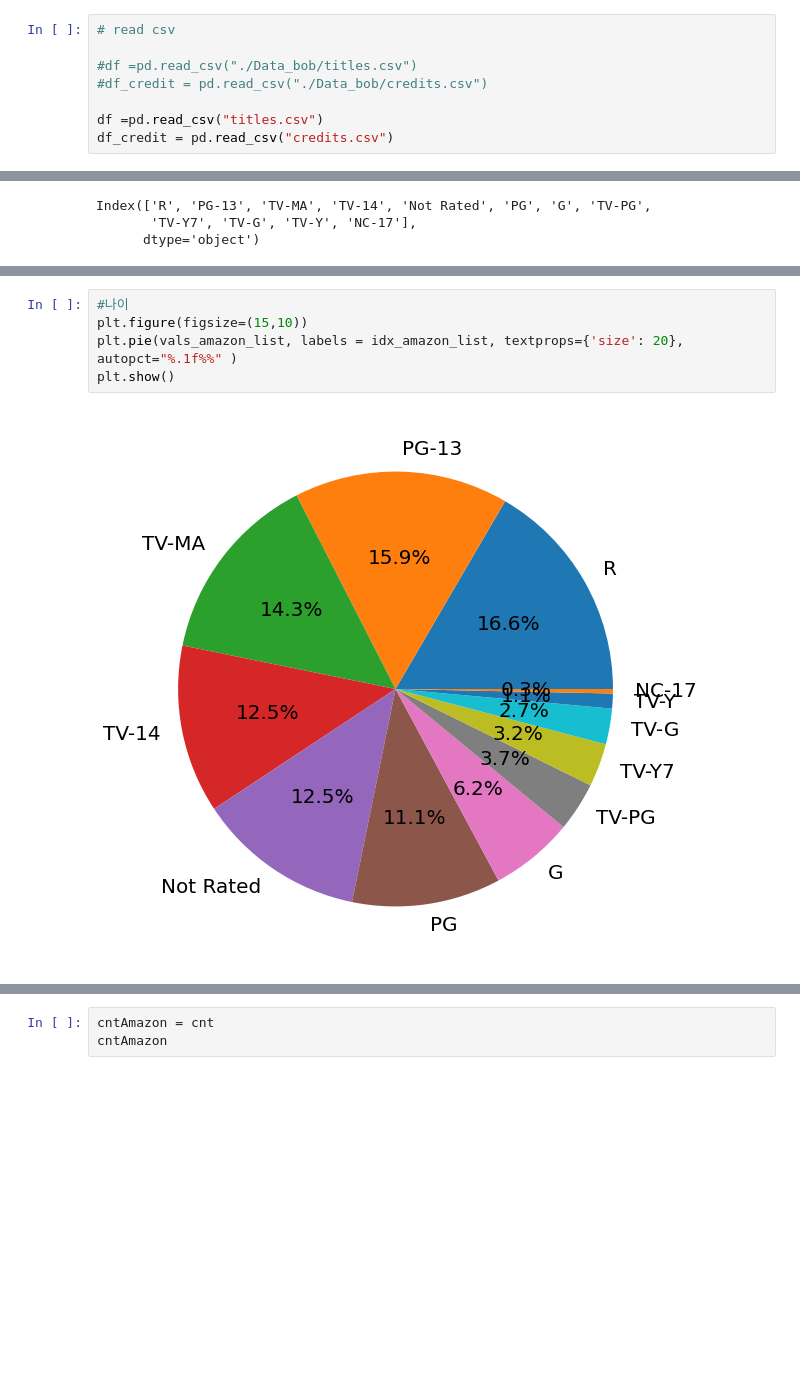
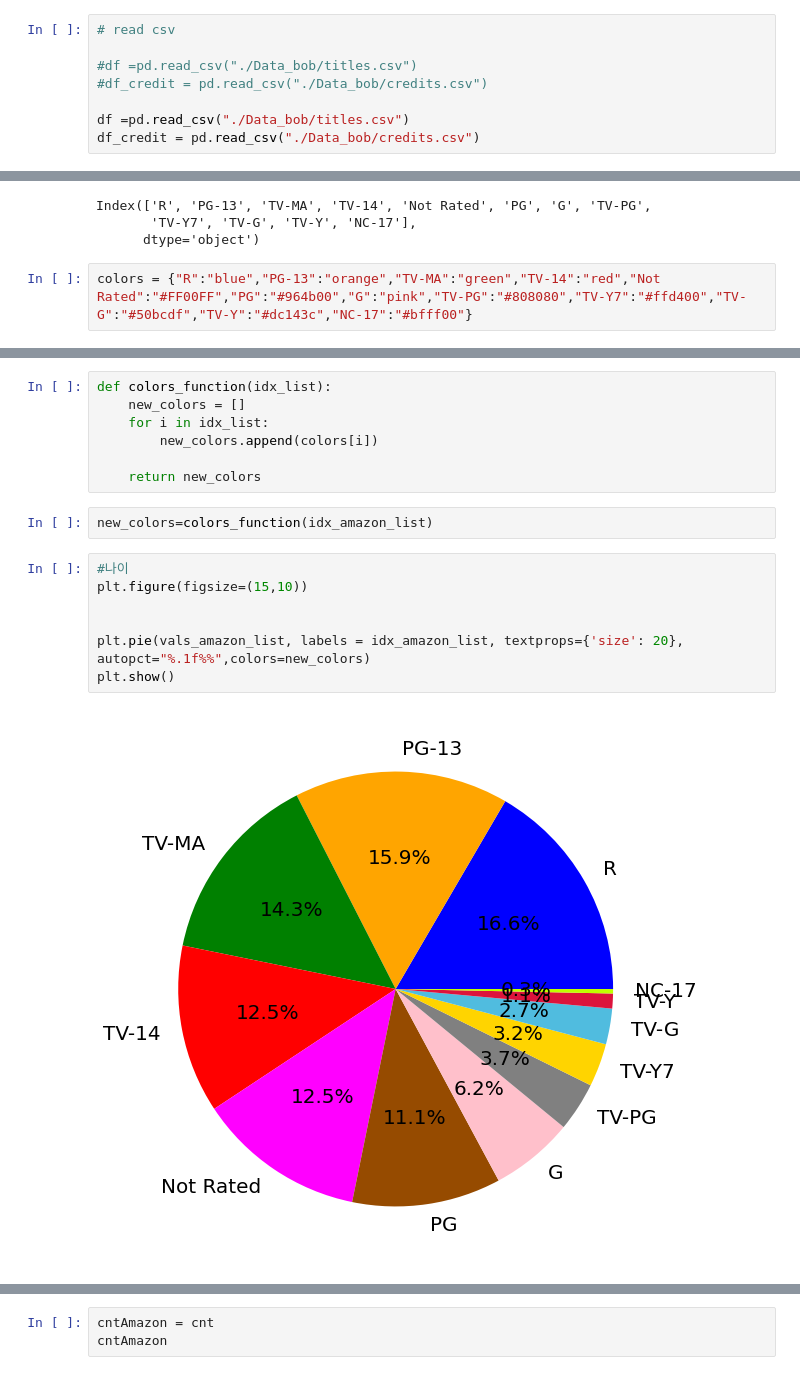
Before and after one commit to bamtu/bobsdataton, a Jupyter notebook: bobs_EDA.ipynb, the cells around one changed output, grey strips where cells are left out. Drawn from its saved outputs; the diff is of its cells as text; blank space fills up the shorter version.

```diff
--- a/bobs_EDA.ipynb
+++ b/bobs_EDA.ipynb
@@ -13,8 +13,8 @@ import seaborn as sns
 #df =pd.read_csv("./Data_bob/titles.csv")
 #df_credit = pd.read_csv("./Data_bob/credits.csv")
 
-df =pd.read_csv("titles.csv")
-df_credit = pd.read_csv("credits.csv")
+df =pd.read_csv("./Data_bob/titles.csv")
+df_credit = pd.read_csv("./Data_bob/credits.csv")
 # %%
 df.head()
 # %% [output]
@@ -1474,3 +1491,5 @@ idx_amazon_list
 Index(['R', 'PG-13', 'TV-MA', 'TV-14', 'Not Rated', 'PG', 'G', 'TV-PG',
        'TV-Y7', 'TV-G', 'TV-Y', 'NC-17'],
       dtype='object')
+# %%
+colors = {"R":"blue","PG-13":"orange","TV-MA":"green","TV-14":"red","Not Rated":"#FF00FF","PG":"#964b00","G":"pink","TV-PG":"#808080","TV-Y7":"#ffd400","TV-G":"#50bcdf","TV-Y":"#dc143c","NC-17":"#bfff00"}
@@ -1477,10 +1500,21 @@ Index(['R', 'PG-13', 'TV-MA', 'TV-14', 'Not Rated', 'PG', 'G', 'TV-PG',
+# %%
+def colors_function(idx_list):
+    new_colors = []
+    for i in idx_list:
+        new_colors.append(colors[i])
+
+    return new_colors
+# %%
+new_colors=colors_function(idx_amazon_list)
 # %%
 #나이
 plt.figure(figsize=(15,10))
-plt.pie(vals_amazon_list, labels = idx_amazon_list, textprops={'size': 20}, autopct="%.1f%%" )
+
+
+plt.pie(vals_amazon_list, labels = idx_amazon_list, textprops={'size': 20}, autopct="%.1f%%",colors=new_colors)
 plt.show()
 # %% [output]
-[figure, old version]
+[figure, new version]
 # %%
 #장르
 
```
Also changed, not shown: parts of 41 cells of this notebook.
